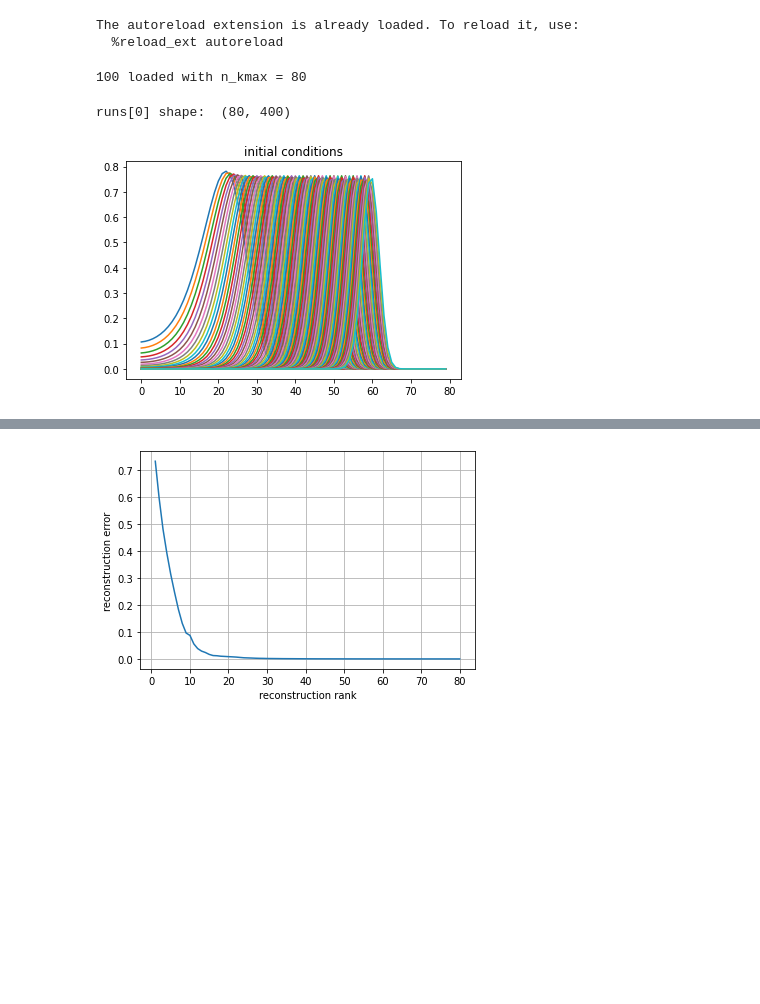
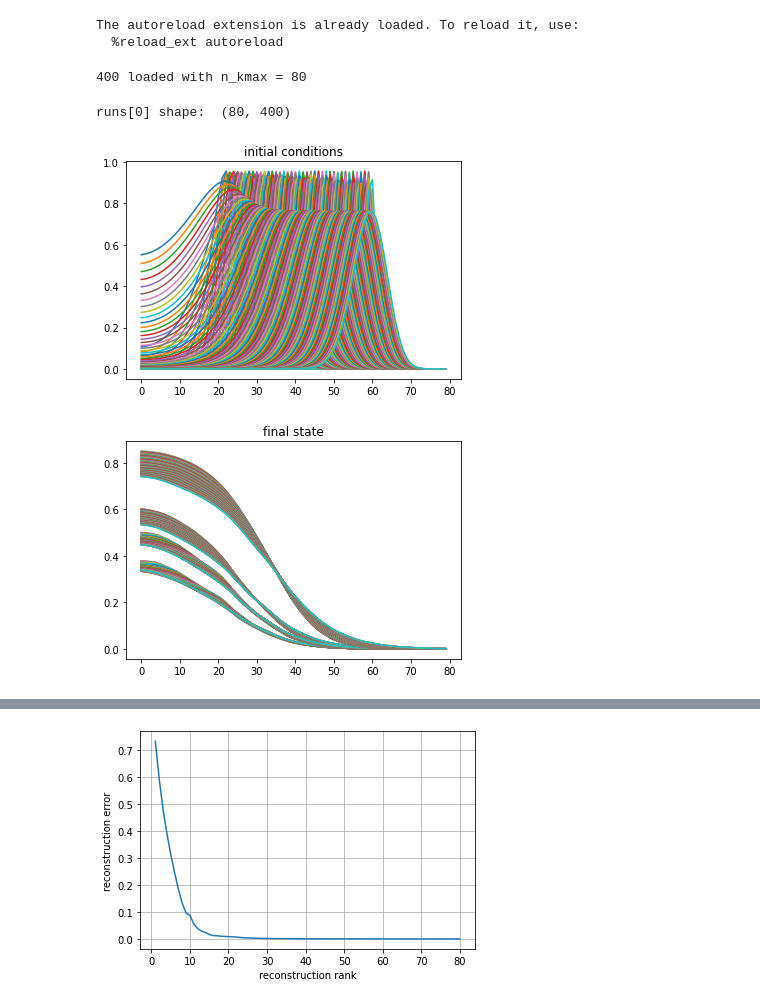
Before and after one commit to stmeinecke/derrom, a Jupyter notebook: ELPH-ML_SVD_truncation_error.ipynb, the cells around one changed output, grey strips where cells are left out. Cells and saved outputs as stored; diff of their text form; code cells hidden in the pictures; blank space fills up the shorter version.

```diff
--- a/ELPH-ML_SVD_truncation_error.ipynb
+++ b/ELPH-ML_SVD_truncation_error.ipynb
@@ -14,21 +14,35 @@ The autoreload extension is already loaded. To reload it, use:
   %reload_ext autoreload
 # %%
 runs = ELPH_utils.load_runs()
+
+runs_w002 = ELPH_utils.load_runs(filename='../runs_w0.02.npz')
+runs_w003 = ELPH_utils.load_runs(filename='../runs_w0.03.npz')
+runs_w01 = ELPH_utils.load_runs(filename='../runs_w0.1.npz')
+
+runs = runs[:] + runs_w002[:] + runs_w003 + runs_w01
 
 n_runs = len(runs)
 n_kmax = runs[0].shape[0]
 
 print(n_runs, 'loaded with n_kmax =', n_kmax)
 # %% [output]
-100 loaded with n_kmax = 80
+400 loaded with n_kmax = 80
 # %%
 print('runs[0] shape: ', runs[0].shape)
 
 for k in range(n_runs):
     plt.plot(runs[k][:,0])
 
 plt.title('initial conditions')
 plt.show()
+
+
+for k in range(n_runs):
+    plt.plot(runs[k][:,-1])
+
+plt.title('final state')
+plt.show()
 # %% [output]
 runs[0] shape:  (80, 400)
-[figure, old version]
+[figure, new version]
+[figure, added]
```
Also changed, not shown: parts of 4 cells of this notebook, 3 other files.
